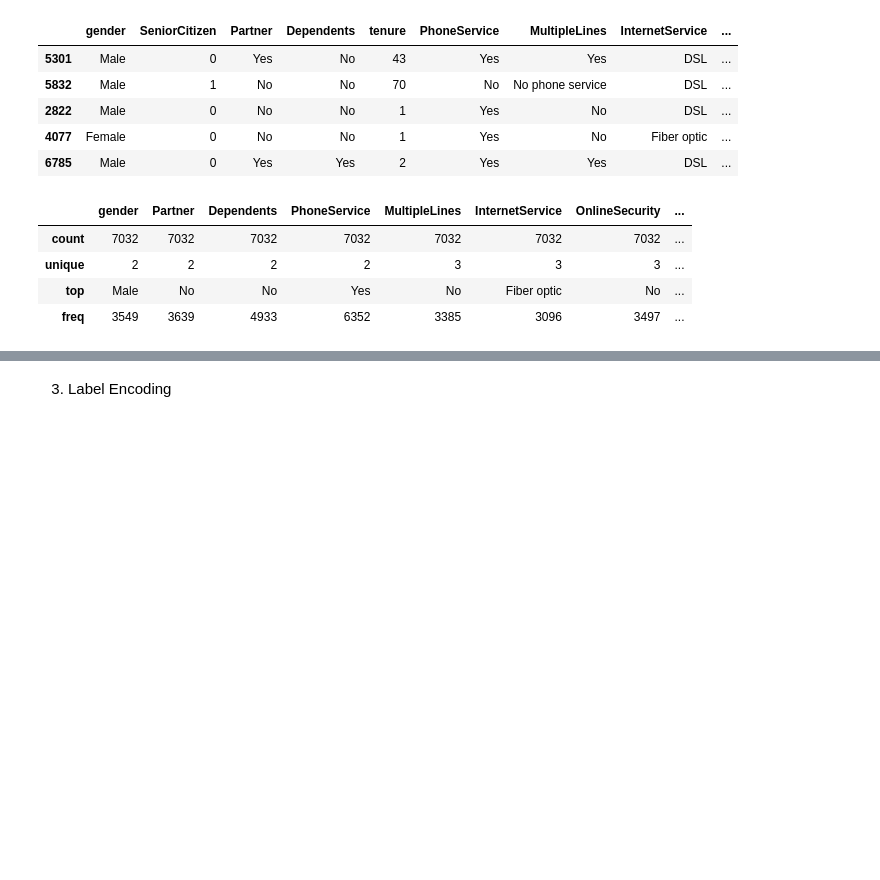
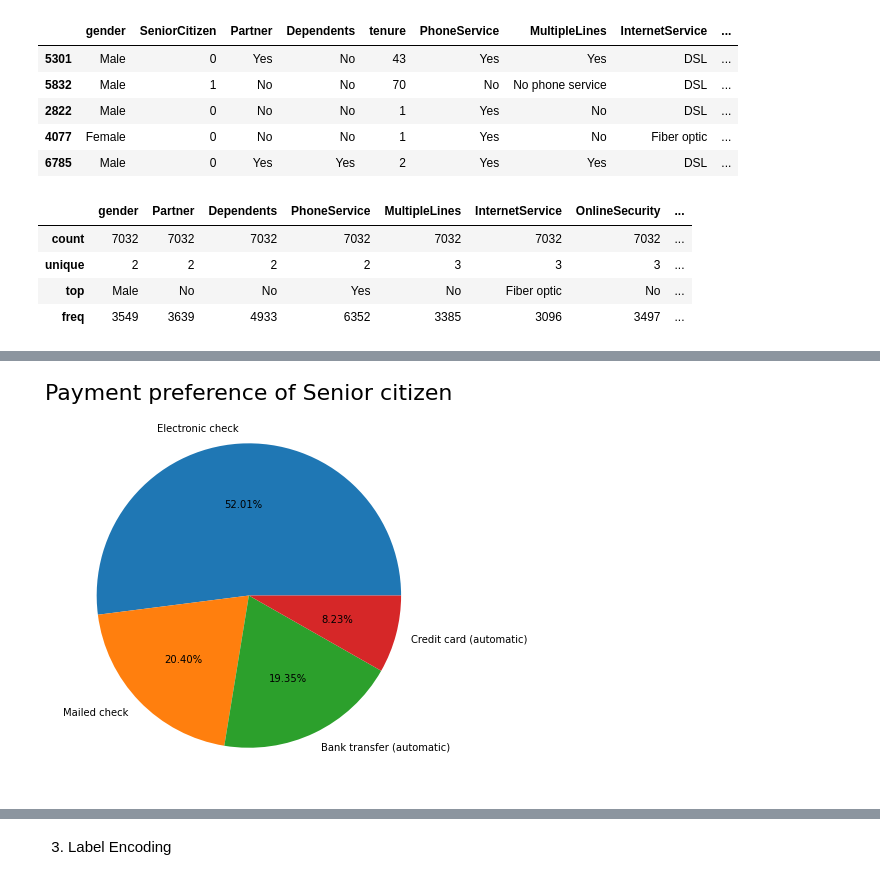
Before and after one commit to FlareWings/mlflow-main-project, a Jupyter notebook: main.ipynb, the cells around one changed output, grey strips where cells are left out. Cells and saved outputs as stored; diff of their text form; code cells hidden in the pictures; blank space fills up the shorter version.

```diff
--- a/main.ipynb
+++ b/main.ipynb
@@ -189,0 +211,10 @@ Churn_Data_01.describe(include=['object'])
+# %%
+# Plotting Pie chart
+fig = plt.figure(figsize=(10,7))
+plt.pie(Churn_Data_01.loc[Churn_Data_01['SeniorCitizen'] == 1, ['PaymentMethod']].value_counts().to_list(), labels = list(Churn_Data_01['PaymentMethod'].unique()),autopct='%1.2f%%')
+plt.title(label="Payment preference of Senior citizen",
+          loc="center",
+          fontsize=22)
+plt.show()
+# %% [output]
+[figure, added]
```
Also changed, not shown: parts of 6 cells of this notebook, 1 other file.
